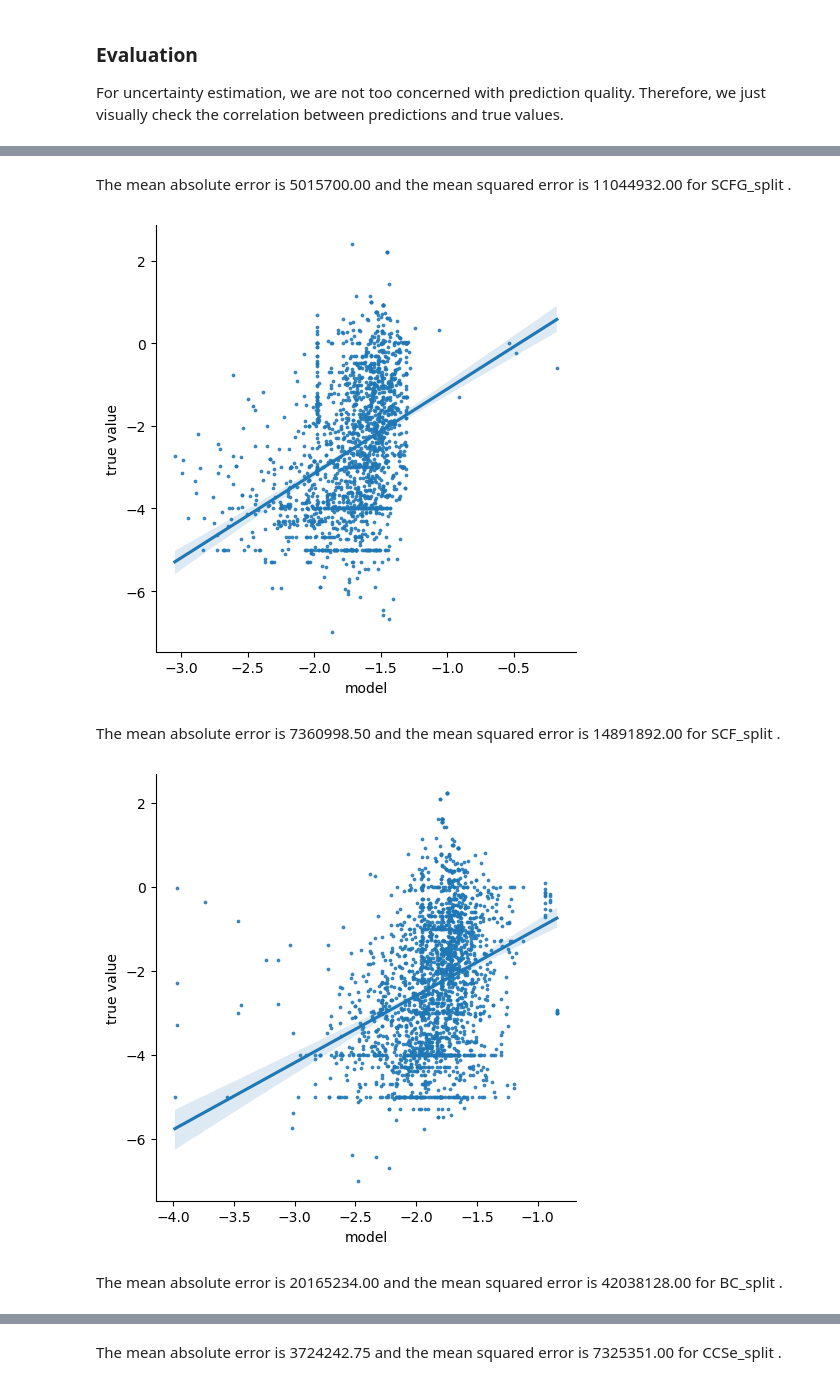
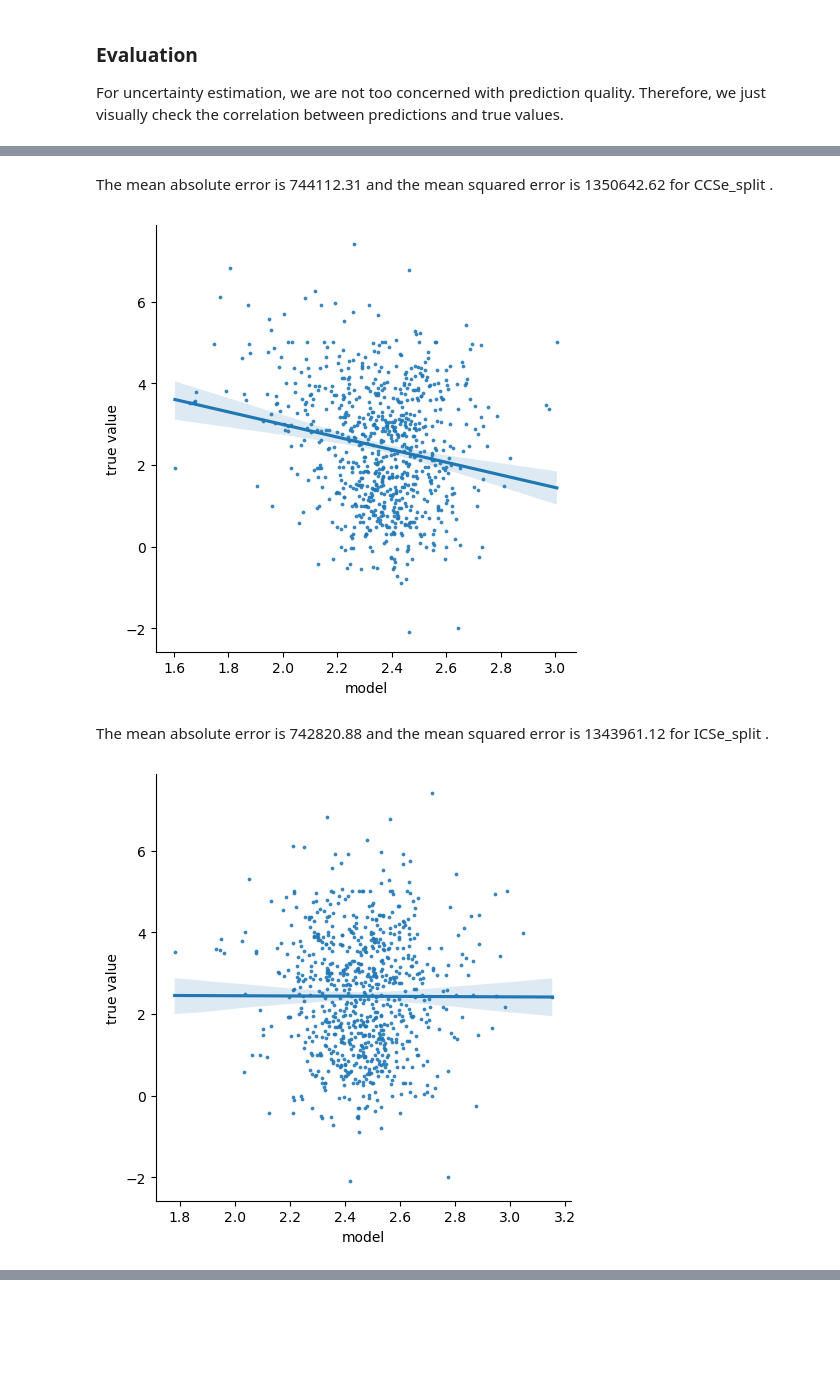
Before and after one commit to volkamerlab/CADDSeminar_2023, a Jupyter notebook: notebooks/T001_Scaffold-based-data-split/T001_Scaffold-based-data-split.ipynb, the cells around one changed output, grey strips where cells are left out. Cells and saved outputs as stored; diff of their text form; code cells hidden in the pictures; blank space fills up the shorter version.

Commit message:
trained model with CHEMBL25_activities_EGFR.tsv

```diff
--- a/notebooks/T001_Scaffold-based-data-split/T001_Scaffold-based-data-split.ipynb
+++ b/notebooks/T001_Scaffold-based-data-split/T001_Scaffold-based-data-split.ipynb
@@ -244,6 +156,0 @@ This code segment assigns cluster labels to the molecules in the data DataFrame
-# %%
-data['Label_BC'] = -1  # Initialize cluster labels as -1
-for i, cluster in enumerate(cluster_ids):
-    cluster_indices = [index for index in cluster if index < len(data)]
-    cluster_indices = [index for index in cluster_indices if index in data.index]
-    data.loc[cluster_indices, 'Label_BC'] = i
@@ -276,15 +172,15 @@ This file contains information about which CHMBL_ID belongs to which cluster aft
 split_CCSe DataFrame:('input8824_CCSe_SCIP_splits.tsv')
 This file contains information that indicates which CHMBL_ID belongs to the training and test sets after applying ICSe data splitting.
 # %%
-cluster_CCSe=pd.read_csv('/Users/vahidatabaigi/PycharmProjects/CADDSeminar_2023/notebooks/T001_Scaffold-based-data-split/data/input8824_CCSe_SCIP_clusters.tsv', sep='\t')
-split_CCSe=pd.read_csv('/Users/vahidatabaigi/PycharmProjects/CADDSeminar_2023/notebooks/T001_Scaffold-based-data-split/data/input8824_CCSe_SCIP_splits.tsv', sep='\t')
-cluster_CCSe.rename(columns={'ID': 'molecule_chembl_id'},inplace=True)
-train_CCSe_id=split_CCSe[split_CCSe['Split'].isin(['Split000'])].rename(columns={'ID': 'molecule_chembl_id'})
-test_CCSe_id=split_CCSe[split_CCSe['Split'].isin(['Split001'])].rename(columns={'ID': 'molecule_chembl_id'})
-train_CCSe_t=data[data['molecule_chembl_id'].isin(train_CCSe_id['molecule_chembl_id'])]
-test_CCSe_t=data[data['molecule_chembl_id'].isin(test_CCSe_id['molecule_chembl_id'])]
-train_CCSe = pd.merge(train_CCSe_t, cluster_CCSe, on='molecule_chembl_id')
-test_CCSe = pd.merge(test_CCSe_t, cluster_CCSe, on='molecule_chembl_id')
+cluster_CCSe=pd.read_csv('input3859_CCSe_SCIP_clusters.tsv', sep='\t')
+split_CCSe=pd.read_csv('input3859_ICSe_SCIP__splits.tsv', sep='\t')
+cluster_CCSe.rename(columns={'ID': 'chembl_id'},inplace=True)
+train_CCSe_id=split_CCSe[split_CCSe['Split'].isin(['Split000'])].rename(columns={'ID': 'chembl_id'})
+test_CCSe_id=split_CCSe[split_CCSe['Split'].isin(['Split001'])].rename(columns={'ID': 'chembl_id'})
+train_CCSe_t=data[data['chembl_id'].isin(train_CCSe_id['chembl_id'])]
+test_CCSe_t=data[data['chembl_id'].isin(test_CCSe_id['chembl_id'])]
+train_CCSe = pd.merge(train_CCSe_t, cluster_CCSe, on='chembl_id')
+test_CCSe = pd.merge(test_CCSe_t, cluster_CCSe, on='chembl_id')
 # %% [markdown]
 ### Identity-based Cold-Single Split (ICSe)
 # %% [markdown]
@@ -294,14 +190,14 @@ Identity-based Cold-Single Split (ICSe): This method splits the data based on th
 # %% [markdown]
 This line reads the split information from the specified TSV file (input8824_ICSe_SCIP_splits.tsv) into a pandas DataFrame called split_ICSe.
 # %%
-split_ICSe=pd.read_csv('/Users/vahidatabaigi/PycharmProjects/CADDSeminar_2023/notebooks/T001_Scaffold-based-data-split/data/input8824_ICSe_SCIP_splits.tsv', sep='\t')
+split_ICSe=pd.read_csv('input3859_ICSe_SCIP__splits.tsv', sep='\t')
 # %% [markdown]
 The following code selects rows from the split_ICSe DataFrame based on the value in the 'Split' column. Specifically, it selects rows where the 'Split' column has the label 'Split000' for the training set and 'Split001' for the test set. Therefore, by utilizing the information in the 'Split' column, we can separate the 'molecule_chembl_id' of the training and test sets.
 # %%
-train_ICSe_id=split_ICSe[split_ICSe['Split'].isin(['Split000'])].rename(columns={'ID': 'molecule_chembl_id'})
-test_ICSe_id=split_ICSe[split_ICSe['Split'].isin(['Split001'])].rename(columns={'ID': 'molecule_chembl_id'})
-train_ICSe = pd.merge(train_ICSe_id, data, on='molecule_chembl_id')
-test_ICSe = pd.merge(test_ICSe_id, data, on='molecule_chembl_id')
+train_ICSe_id=split_ICSe[split_ICSe['Split'].isin(['Split000'])].rename(columns={'ID': 'chembl_id'})
+test_ICSe_id=split_ICSe[split_ICSe['Split'].isin(['Split001'])].rename(columns={'ID': 'chembl_id'})
+train_ICSe = pd.merge(train_ICSe_id, data, on='chembl_id')
+test_ICSe = pd.merge(test_ICSe_id, data, on='chembl_id')
 # %% [markdown]
 ### Random Split
 # %%
@@ -517,9 +374,6 @@ def Evaluation(x_test_fps_array, y_test, single_model, split_method):
     return plt.show()
 # %%
 Evaluation(x_test_RAND_fps_array, y_test_RAND, single_model_RAND, 'RAND_split')
-Evaluation(x_test_SCFG_fps_array, y_test_SCFG, single_model_SCFG, 'SCFG_split')
-Evaluation(x_test_SCF_fps_array, y_test_SCF, single_model_SCF, 'SCF_split')
-Evaluation(x_test_BC_fps_array, y_test_BC, single_model_BC, 'BC_split')
 Evaluation(x_test_CCSe_fps_array, y_test_CCSe, single_model_CCSe, 'CCSe_split')
 Evaluation(x_test_ICSe_fps_array, y_test_ICSe, single_model_ICSe, 'ICSe_split')
 # %% [output]
@@ -528,5 +382,4 @@ The mean absolute error is 4011180.00 and the mean squared error is 7474064.50 f
-The mean absolute error is 5015700.00 and the mean squared error is 11044932.00 for SCFG_split .
+The mean absolute error is 744112.31 and the mean squared error is 1350642.62 for CCSe_split .
-[figure, old version]
+[figure, new version]
-The mean absolute error is 7360998.50 and the mean squared error is 14891892.00 for SCF_split .
+The mean absolute error is 742820.88 and the mean squared error is 1343961.12 for ICSe_split .
-[figure, old version]
+[figure, new version]
-The mean absolute error is 20165234.00 and the mean squared error is 42038128.00 for BC_split .
@@ -534 +385,0 @@ The mean absolute error is 20165234.00 and the mean squared error is 42038128.00
-The mean absolute error is 3724242.75 and the mean squared error is 7325351.00 for CCSe_split .
```
Also changed, not shown: parts of 49 cells of this notebook, 1 other file.
